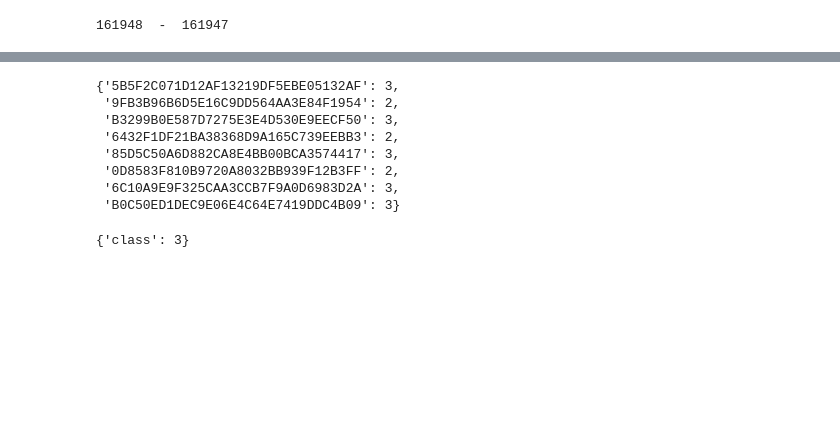
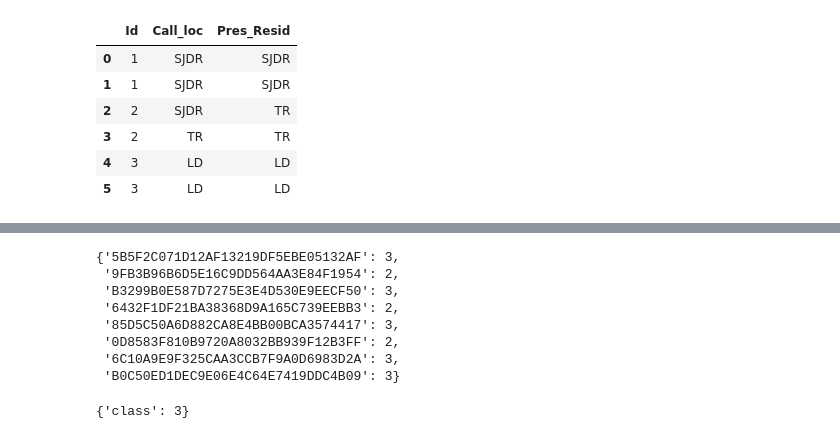
Before and after one commit to ghmc91/Projeto_Mestrado, a Jupyter notebook: Tests.ipynb, the cells around one changed output, grey strips where cells are left out. Cells and saved outputs as stored; diff of their text form; code cells hidden in the pictures; blank space fills up the shorter version.

```diff
--- a/Tests.ipynb
+++ b/Tests.ipynb
@@ -6,4 +0,0 @@ F = nx.read_gml('/home/gustavo/Desktop/Mestrado/mestrado_dados/Redes/sjdr_social
-# %%
-print(len(G.nodes),  ' - ', len(F.nodes))
-# %% [output]
-161948  -  161947
@@ -9,0 +4,13 @@ print(len(G.nodes),  ' - ', len(F.nodes))
+# %%
+df = pd.DataFrame({'Id': [1,1,2,2,3,3],
+                  'Call_loc': ['SJDR', 'SJDR', 'SJDR', 'TR', 'LD', 'LD'],
+                  'Pres_Resid': ['SJDR', 'SJDR', 'TR', 'TR', 'LD', 'LD']})
+df
+# %% [output]
+|  | Id | Call_loc | Pres_Resid |
+| 0 | 1 | SJDR | SJDR |
+| 1 | 1 | SJDR | SJDR |
+| 2 | 2 | SJDR | TR |
+| 3 | 2 | TR | TR |
+| 4 | 3 | LD | LD |
+| 5 | 3 | LD | LD |
```
Also changed, not shown: parts of 3 cells of this notebook, 9 other files.
